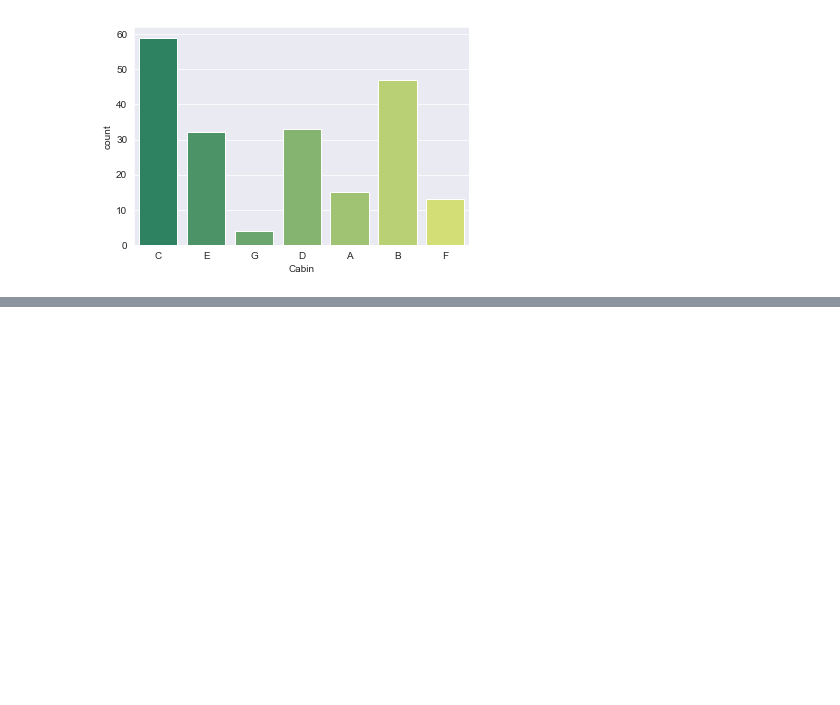
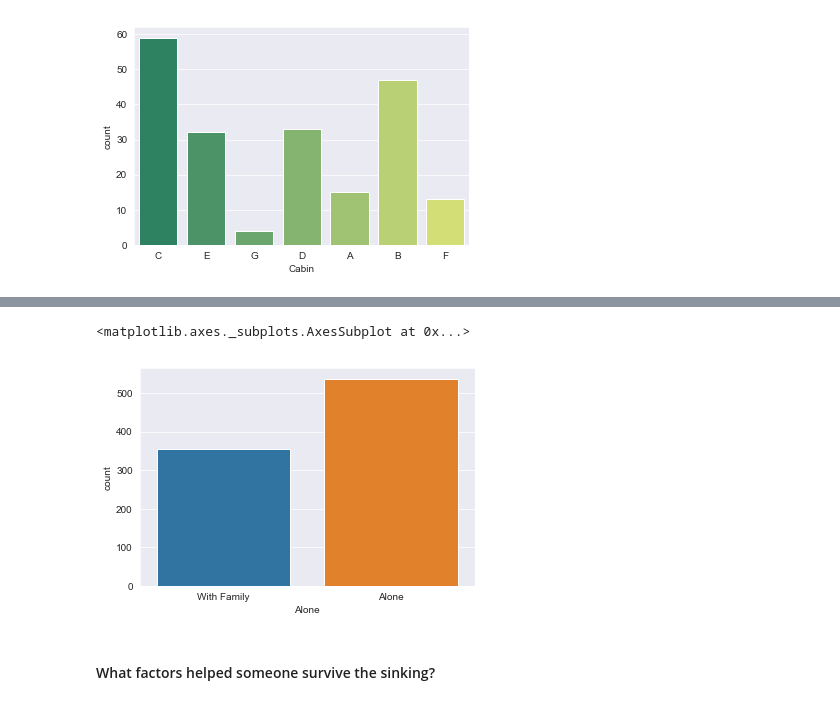
Before and after one commit to jsutch/Titanic-Kaggle, a Jupyter notebook: Kaggle Titantic Data Analysis.ipynb, the cells around one changed output, grey strips where cells are left out. Cells and saved outputs as stored; diff of their text form; code cells hidden in the pictures; blank space fills up the shorter version.

Commit message:
what factors went into survival?

```diff
--- a/Kaggle Titantic Data Analysis.ipynb
+++ b/Kaggle Titantic Data Analysis.ipynb
@@ -224,0 +254,3 @@ sns.countplot('Cabin',data=cabindf, palette='summer')
+# %%
+# make a new column to define alone
+df['Alone'] = df['SibSp'] + df['Parch']
@@ -224,0 +281,3 @@ sns.countplot('Cabin',data=cabindf, palette='summer')
+# %%
+df['Alone'].loc[df['Alone'] > 0] = 'With Family'
+df['Alone'].loc[df['Alone'] == 0] = 'Alone'
@@ -224,0 +291,7 @@ sns.countplot('Cabin',data=cabindf, palette='summer')
+# %%
+sns.countplot('Alone',data=df)
+# %% [output]
+<matplotlib.axes._subplots.AxesSubplot at 0x...>
+[figure, added]
+# %% [markdown]
+#### What factors helped someone survive the sinking?
```
Also changed, not shown: parts of 12 cells of this notebook.
